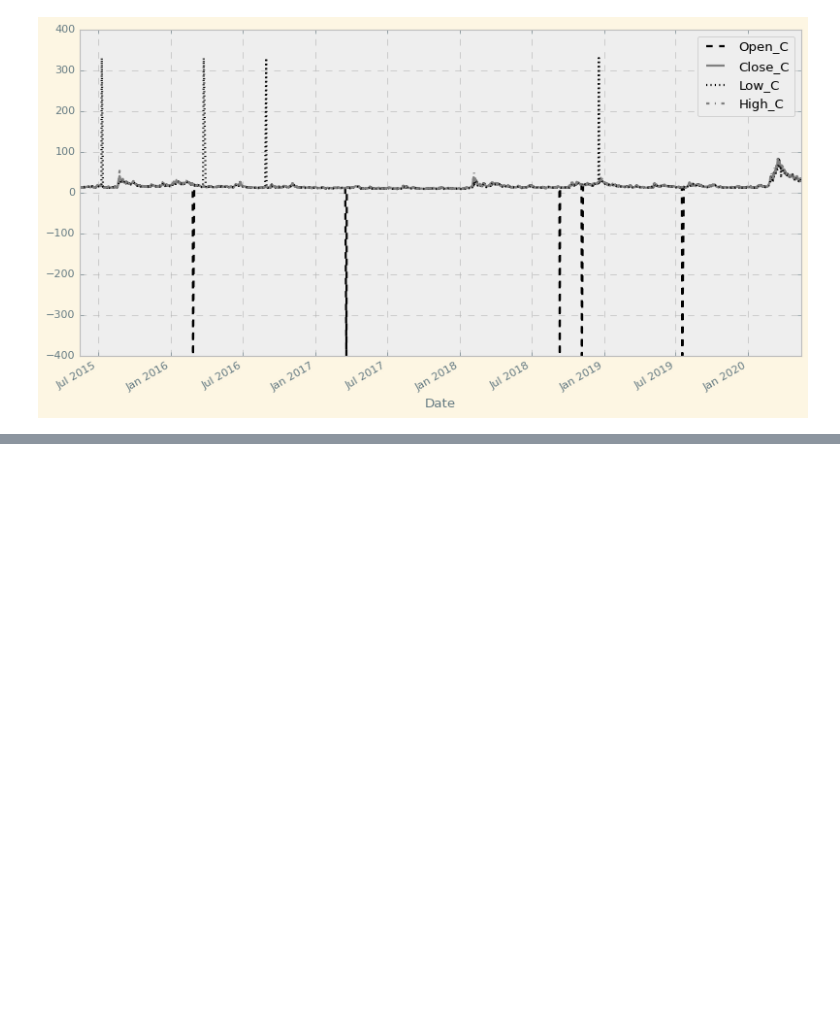
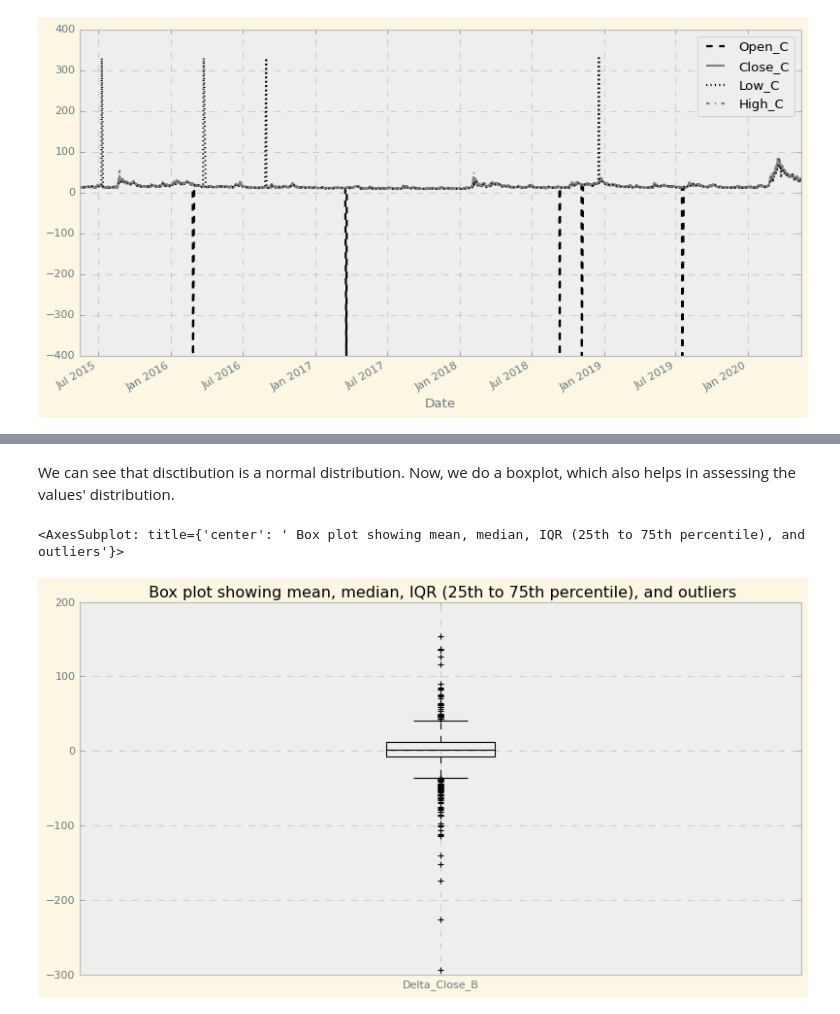
Before and after one commit to pavittarx/urk, a Jupyter notebook: 2.EDA.ipynb, the cells around one changed output, grey strips where cells are left out. Cells and saved outputs as stored; diff of their text form; code cells hidden in the pictures; blank space fills up the shorter version.

```diff
--- a/2.EDA.ipynb
+++ b/2.EDA.ipynb
@@ -240,0 +308,7 @@ For a normal distribution (applicable for large enough datasets) there is a dist
+# %% [markdown]
+We can see that disctibution is a normal distribution. Now, we do a boxplot, which also helps in assessing the values' distribution.
+# %%
+delta_close_prices['Delta_Close_B'].plot(kind='box', figsize=(12,6), color='black', grid=True, title="Box plot showing mean, median, IQR (25th to 75th percentile), and outliers")
+# %% [output]
+<AxesSubplot: title={'center': ' Box plot showing mean, median, IQR (25th to 75th percentile), and outliers'}>
+[figure, added]
```
Also changed, not shown: parts of 17 cells of this notebook.
